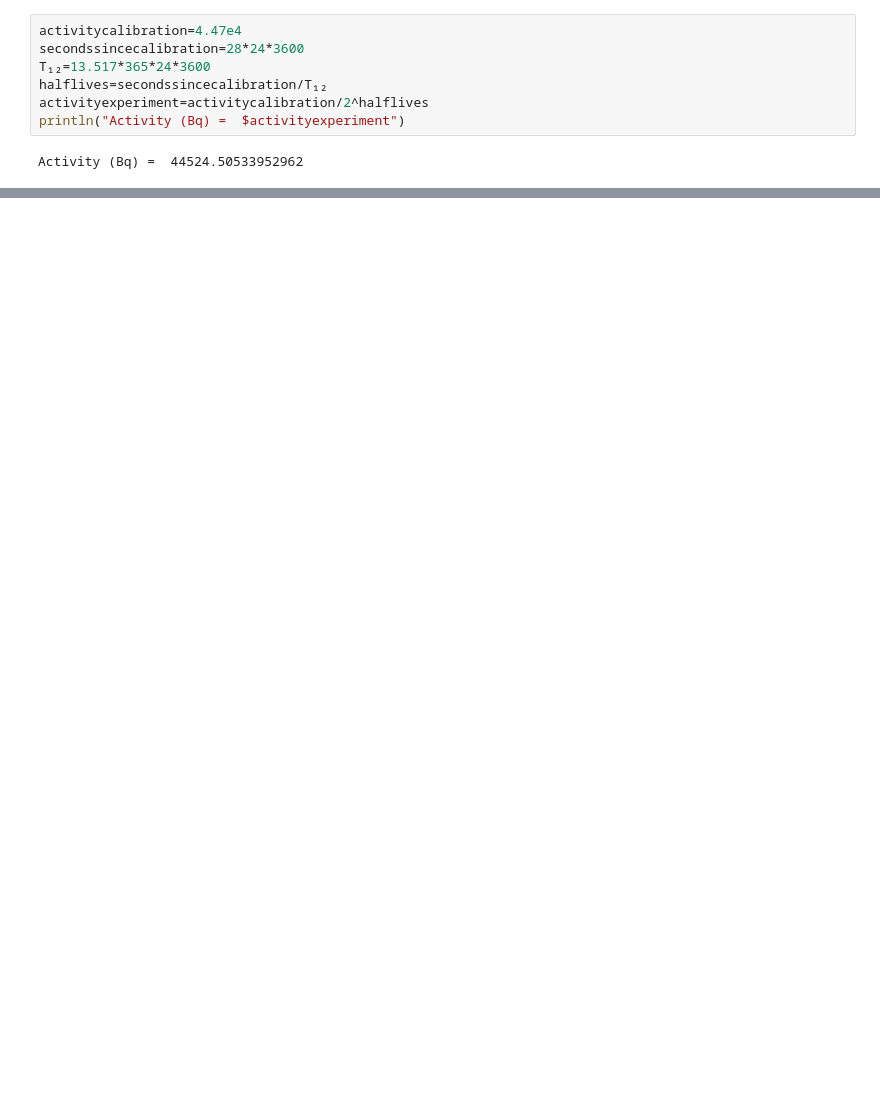
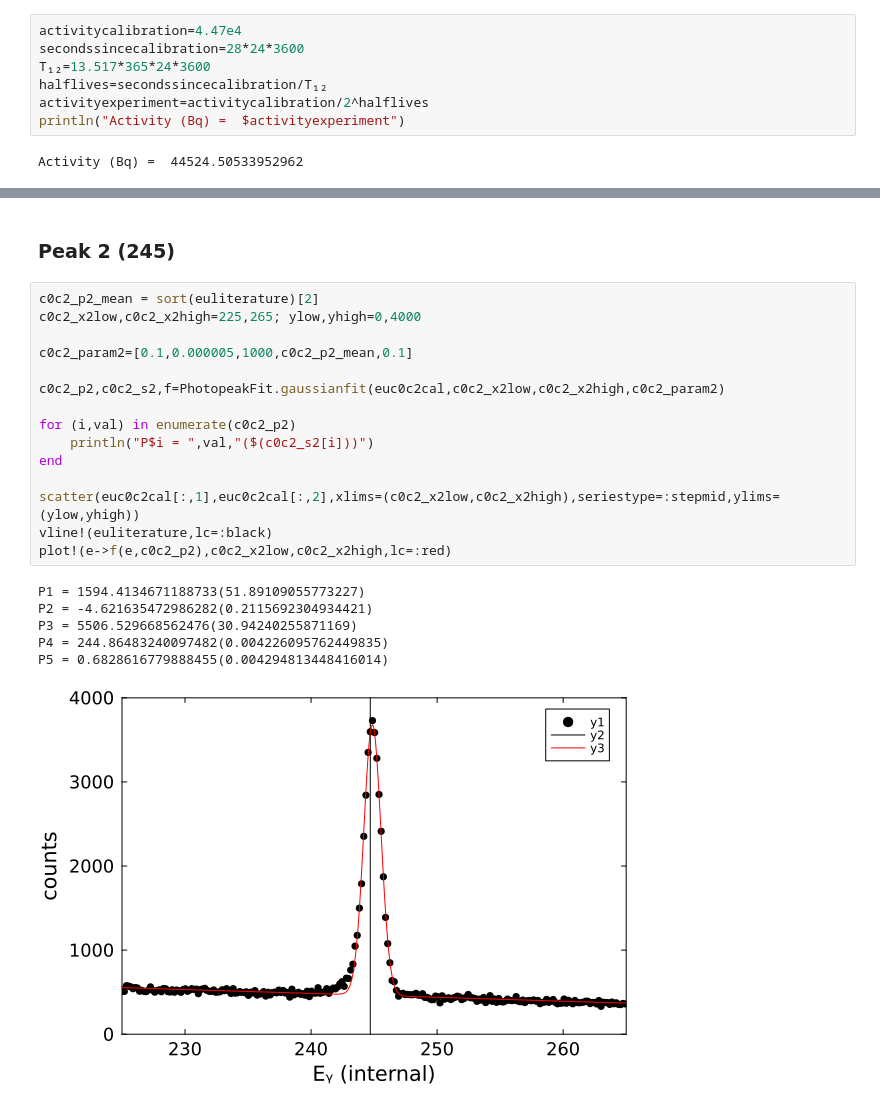
Before and after one commit to mmadurga/VITO-ENiGMA, a Jupyter notebook: 152Eu_crystal-calibration.ipynb, the cells around one changed output, grey strips where cells are left out. Saved outputs shown, nothing was run; the diff lists cells and outputs as text; blank space fills up the shorter version.

```diff
--- a/152Eu_crystal-calibration.ipynb
+++ b/152Eu_crystal-calibration.ipynb
@@ -101,0 +178,24 @@ Suggestion: check for spelling errors or missing imports.
+# %% [markdown]
+### Peak 2 (245)
+# %%
+c0c2_p2_mean = sort(euliterature)[2]
+c0c2_x2low,c0c2_x2high=225,265; ylow,yhigh=0,4000
+
+c0c2_param2=[0.1,0.000005,1000,c0c2_p2_mean,0.1]
+
+c0c2_p2,c0c2_s2,f=PhotopeakFit.gaussianfit(euc0c2cal,c0c2_x2low,c0c2_x2high,c0c2_param2)
+
+for (i,val) in enumerate(c0c2_p2)
+    println("P$i = ",val,"($(c0c2_s2[i]))")
+end
+
+scatter(euc0c2cal[:,1],euc0c2cal[:,2],xlims=(c0c2_x2low,c0c2_x2high),seriestype=:stepmid,ylims=(ylow,yhigh))
+vline!(euliterature,lc=:black)
+plot!(e->f(e,c0c2_p2),c0c2_x2low,c0c2_x2high,lc=:red)
+# %% [output]
+P1 = 1594.4134671188733(51.89109055773227)
+P2 = -4.621635472986282(0.2115692304934421)
+P3 = 5506.529668562476(30.94240255871169)
+P4 = 244.86483240097482(0.004226095762449835)
+P5 = 0.6828616779888455(0.004294813448416014)
+[figure, added]
```
Also changed, not shown: parts of 39 cells of this notebook, 1 other file.
